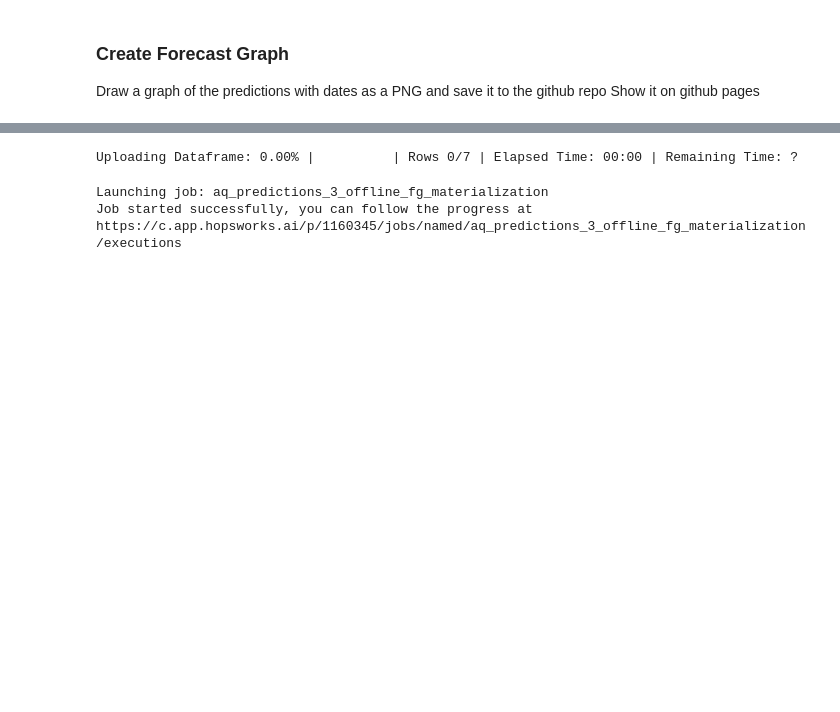
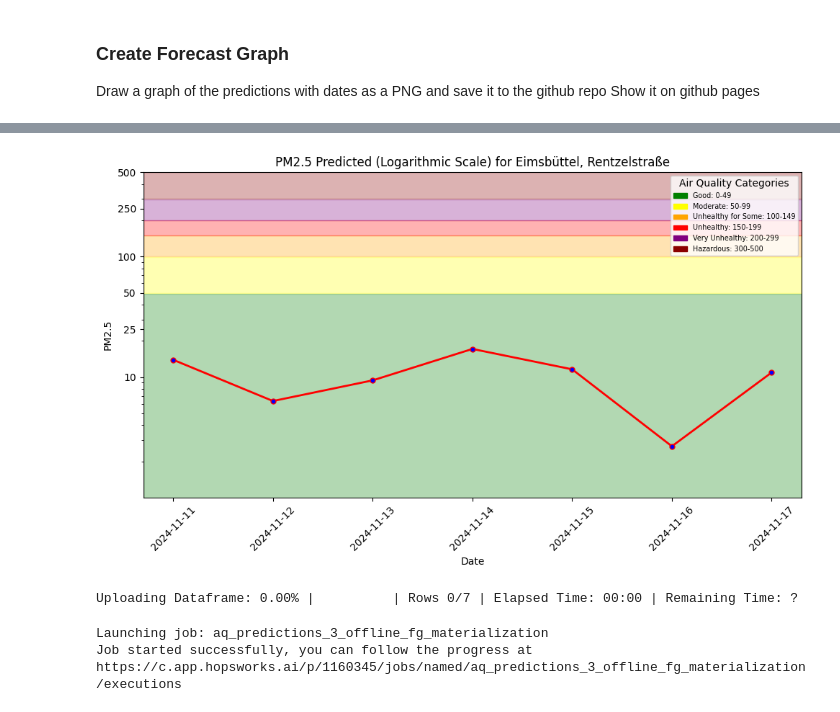
Before and after one commit to chinadupaya/mlfs-book, a Jupyter notebook: notebooks/ch03/4_air_quality_batch_inference.ipynb, the cells around one changed output, grey strips where cells are left out. Saved outputs shown, nothing was run; the diff lists cells and outputs as text; code cells hidden in the pictures; blank space fills up the shorter version.

```diff
--- a/notebooks/ch03/4_air_quality_batch_inference.ipynb
+++ b/notebooks/ch03/4_air_quality_batch_inference.ipynb
@@ -90,3 +99,12 @@ XGBRegressor(base_score='1.072271E1', booster='gbtree', callbacks=None,
              min_child_weight=None, missing=nan, monotone_constraints=None,
              multi_strategy=None, n_estimators=None, n_jobs=None,
              num_parallel_tree=None, random_state=None, ...)
+# %%
+# Loading the XGBoost regressor model and label encoder from the saved model directory
+# retrieved_xgboost_model = joblib.load(saved_model_dir + "/xgboost_regressor.pkl")
+retrieved_xgboost_model_1 = XGBRegressor()
+
+retrieved_xgboost_model_1.load_model(saved_model_dir_1 + "/model.json")
+
+# Displaying the retrieved XGBoost regressor model
+retrieved_xgboost_model_1
@@ -109,3 +140,6 @@ Finished: Reading data from Hopsworks, using Hopsworks Feature Query Service (0.
 | 4 | 2024-11-13 00:00:00+00:00 | 7.65 | 0.0 | 17.298738 | 77.988548 | Eimsbüttel |
 | 5 | 2024-11-12 00:00:00+00:00 | 7.85 | 0.0 | 10.296251 | 323.530670 | Eimsbüttel |
 | 6 | 2024-11-14 00:00:00+00:00 | 4.85 | 0.0 | 14.986553 | 65.897766 | Eimsbüttel |
+# %%
+batch_data_1 = weather_fg.filter(weather_fg.date >= yesterday ).read()
+batch_data_1
@@ -126,0 +187,5 @@ batch_data.sort_values("date", inplace=True)
+# %%
+batch_data_1.sort_values("date", inplace=True)
+batch_data_1['predicted_pm25'] = retrieved_xgboost_model_1.predict(
+    batch_data_1[['temperature_2m_mean', 'precipitation_sum', 'wind_speed_10m_max', 'wind_direction_10m_dominant']])
+batch_data_1
@@ -215,0 +288,8 @@ batch_data
+# %%
+batch_data_1['street'] = street
+batch_data_1['city'] = city
+batch_data_1['country'] = country
+# Fill in the number of days before the date on which you made the forecast (base_date)
+batch_data_1 = batch_data_1.sort_values(by=['date'])
+batch_data_1['days_before_forecast_day'] = range(1, len(batch_data)+1)
+batch_data_1
@@ -247,3 +335,9 @@ plt.show()
+# %%
+file_path_1 = "../../docs/air-quality/assets/img/pm25_forecast_1.png"
+plt_1 = util.plot_air_quality_forecast(city, street, batch_data_1, file_path_1)
+plt_1.show()
+# %% [output]
+[figure, added]
 # %%
 # Get or create feature group
 monitor_fg = fs.get_or_create_feature_group(
```
Also changed, not shown: parts of 31 cells of this notebook, 7 other files.
